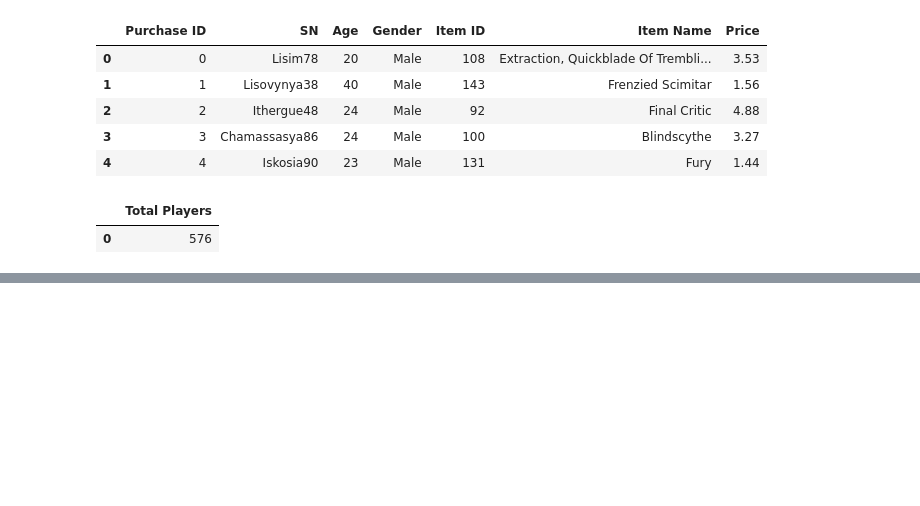
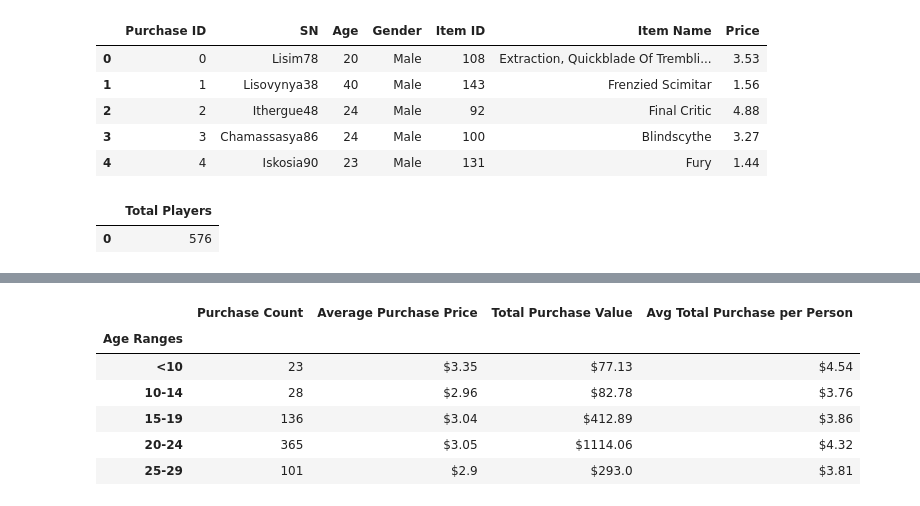
Before and after one commit to kamanzim/pandas-challenge, a Jupyter notebook: HeroesOfPymoli/HeroesOfPymoli_HW.ipynb, the cells around one changed output, grey strips where cells are left out. Drawn from its saved outputs; the diff is of its cells as text; code cells hidden in the pictures; blank space fills up the shorter version.

```diff
--- a/HeroesOfPymoli/HeroesOfPymoli_HW.ipynb
+++ b/HeroesOfPymoli/HeroesOfPymoli_HW.ipynb
@@ -131,0 +187,67 @@ table5_df.style.format('${0:,.2f}')
+# %%
+# Grouping data by Age Ranges using the groupby function
+# Calculating the Purchase count of players by age ranges (pc_age) using the count function
+# Converting series to DataFrame
+# Renaming column "Purchase Count" using the rename function
+pa_age = hop_df.groupby('Age Ranges')
+pc_age = pa_age['Price'].count()
+pc_age_df = pc_age.to_frame()
+pc_age_df.rename(columns = {'Price': 'Purchase Count'}, inplace = True)
+
+# Grouping data by Age Ranges using the groupby function
+# Calculating the average purchase price by age ranges (avg_pc) using the mean function
+# Converting series to DataFrame
+# Renaming column "Average Purchase Price" using the rename function
+# Rounding values to 2 decimal places using the round function
+# Formatting the average purchase price by converting integers to strings and adding the $ sign before each value
+pa_age = hop_df.groupby('Age Ranges')
+avg_pc = pa_age['Price'].mean()
+avg_pc_df = avg_pc.to_frame()
+avg_pc_df.rename(columns = {'Price': 'Average Purchase Price'}, inplace = True)
+avg_pc_df['Average Purchase Price'] = avg_pc_df['Average Purchase Price'].round(2)
+avg_pc_df['Average Purchase Price'] ='$' +avg_pc_df['Average Purchase Price'].astype(str)
+
+# Grouping data by Age Ranges using the groupby function
+# Calculating the total purchase value by age ranges (tpv) using the sum function
+# Converting series to DataFrame
+# Renaming column to "Total Purchase Value" using the rename function
+# Rounding values to 2 decimal places using the round function
+# Formatting the total purchase value by converting integers to strings and adding the $ sign before each value
+pa_age = hop_df.groupby('Age Ranges')
+tpv = pa_age['Price'].sum()
+tpv_df = tpv.to_frame()
+tpv_df.rename(columns = {'Price': 'Total Purchase Value'}, inplace = True)
+tpv_df['Total Purchase Value'] = tpv_df['Total Purchase Value'].round(2)
+tpv_df['Total Purchase Value'] ='$' +tpv_df['Total Purchase Value'].astype(str)
+
+# Grouping data by Age Ranges using the groupby function
+# Calculating the total players by each age ranges (total_players_age) using the value counts function
+# Calculating the average total purchase per person by age ranges
+# Converting series to DataFrame
+# Renaming column "Avg Total Purchase per Person" using the rename function
+# Rounding values to 2 decimal places using the round function
+# Formatting the avg total purchase per person by converting integers to strings and adding the $ sign before each value
+pa_age_df = hop_df.groupby('Age Ranges')
+unique_age_df = hop_df.drop_duplicates(subset='SN')
+group_age = unique_age_df.groupby('Age Ranges')
+total_players_age = unique_age_df['Age Ranges'].value_counts()
+apv_tp_age = tpv / total_players_age
+avg_tp_age_df = avg_tp_age.to_frame()
+avg_tp_age_df.rename(columns = {0 : 'Avg Total Purchase per Person'}, inplace = True)
+avg_tp_age_df['Avg Total Purchase per Person'] = avg_tp_age_df['Avg Total Purchase per Person'].round(2)
+avg_tp_age_df['Avg Total Purchase per Person'] ='$' +avg_tp_age_df['Avg Total Purchase per Person'].astype(str)
+
+# Merging the above DataFrames using the merge function
+
+pa_age1_df = pd.merge(pc_age_df, avg_pc_df, left_index=True, right_index=True)
+pa_age2_df = pd.merge(pa_age1_df, tpv_df, left_index=True, right_index=True)
+pa_age3_df = pd.merge(pa_age2_df, avg_tp_age_df, left_index=True, right_index=True)
+pa_age3_df.head()
+# %% [output]
+|  | Purchase Count | Average Purchase Price | Total Purchase Value | Avg Total Purchase per Person |
+| Age Ranges |  |  |  |  |
+| <10 | 23 | $3.35 | $77.13 | $4.54 |
+| 10-14 | 28 | $2.96 | $82.78 | $3.76 |
+| 15-19 | 136 | $3.04 | $412.89 | $3.86 |
+| 20-24 | 365 | $3.05 | $1114.06 | $4.32 |
+| 25-29 | 101 | $2.9 | $293.0 | $3.81 |
```
Also changed, not shown: parts of 16 cells of this notebook.
